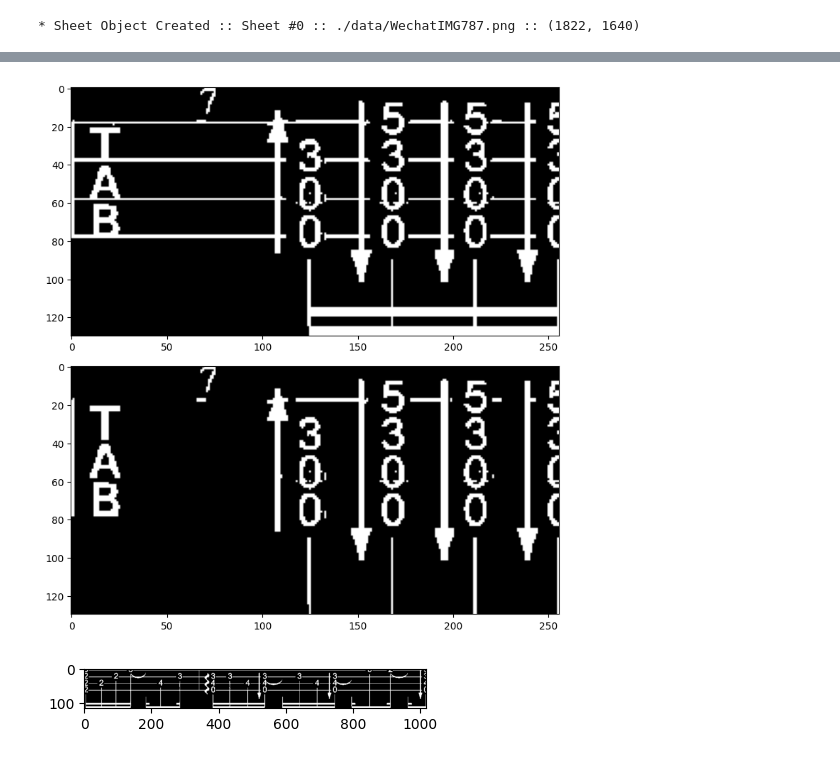
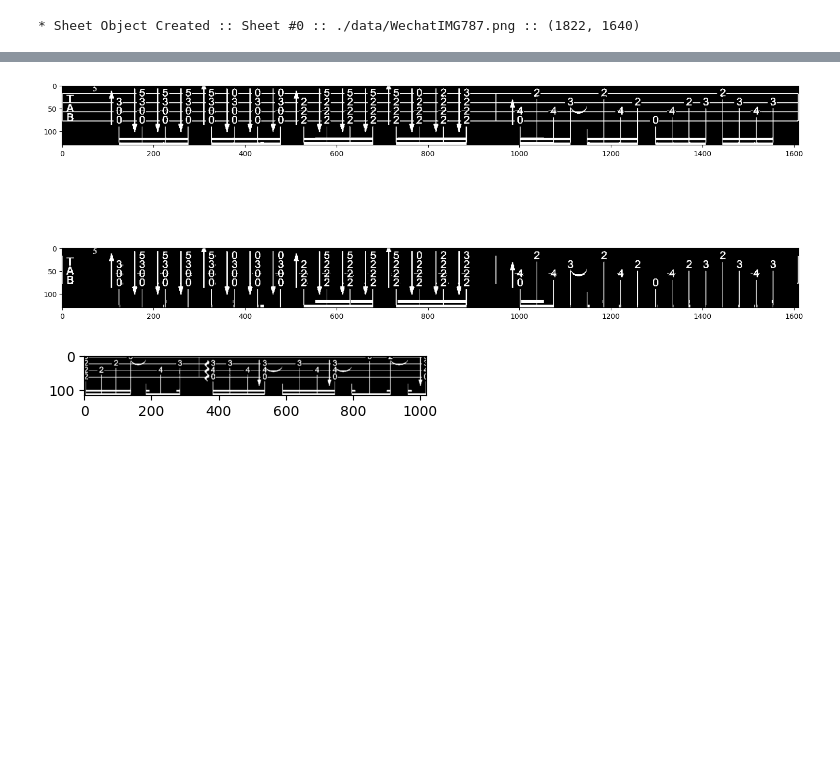
Before and after one commit to WindBise/OMR_forUke, a Jupyter notebook: 00-OMRobject_Class_definition.ipynb, the cells around one changed output, grey strips where cells are left out. Cells and saved outputs as stored; diff of their text form; code cells hidden in the pictures; blank space fills up the shorter version.

```diff
--- a/00-OMRobject_Class_definition.ipynb
+++ b/00-OMRobject_Class_definition.ipynb
@@ -64,7 +57,7 @@ plt.show()
 systems = sheets[sample_idx].systems
 sample_idx = 0
 # %%
-sample_idx = 8
+sample_idx = 2
 line_opt = ['red', 'darkorange', 'gold', 'greenyellow', 'aquamarine', 'skyblue']
 
 fig = plt.figure(figsize=(20,5))
@@ -113,20 +106,20 @@ plt.show()
 # %%
-sample_idx = 8
+sample_idx = 2
 fig = plt.figure(figsize=(15,8))
 axt = plt.subplot2grid((2, 1), (0, 0))
 axt.imshow(systems[sample_idx].image, cmap='gray')
 
 systems[sample_idx].reset_line_removed_image()
 systems[sample_idx].remove_lines(hline_pos, hthickness, direction='hor')
 systems[sample_idx].remove_lines(vline_pos, vthickness, direction='ver')
 
 axb = plt.subplot2grid((2, 1), (1, 0))
 axb.imshow(systems[sample_idx].image_line_removed, cmap='gray')
 
 fig.set_tight_layout(True)
 plt.show()
 # %% [output]
-[figure, old version]
+[figure, new version]
 # %%
 measures = systems[sample_idx].split_into_measures()
 
```
Also changed, not shown: parts of 3 cells of this notebook, 3 other files.
